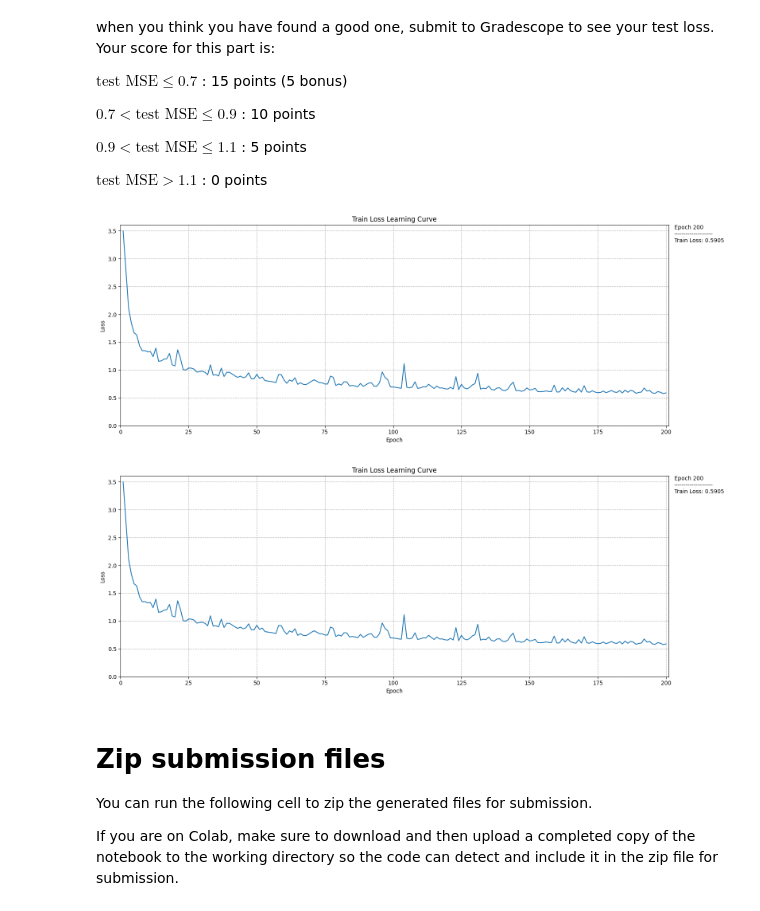
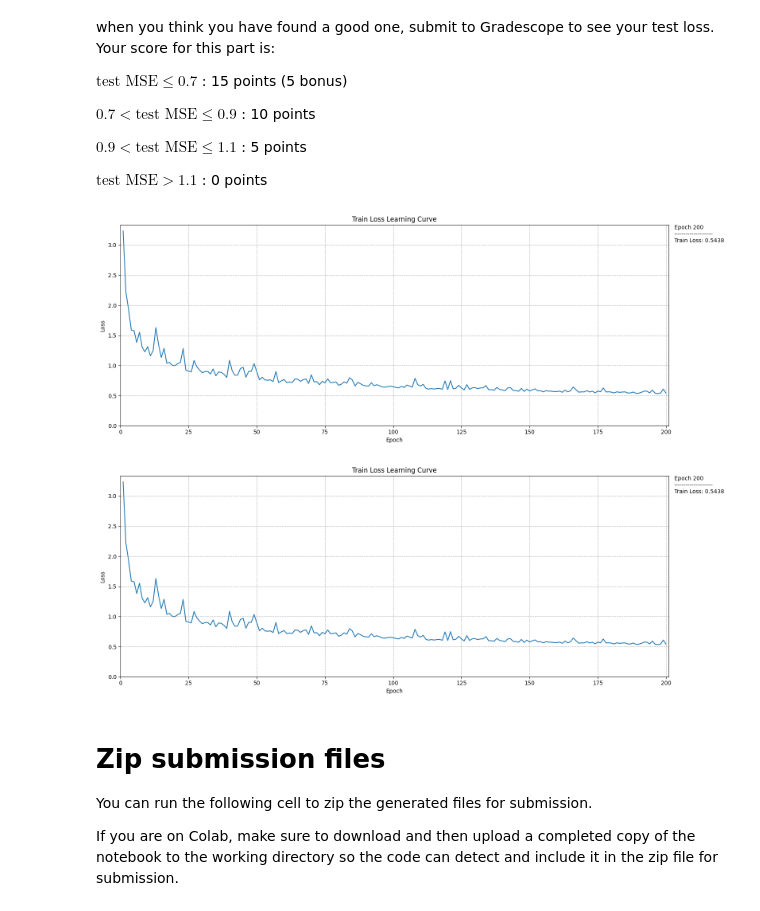
Before and after one commit to aitechroberts/deep_learning, a Jupyter notebook: HW5/HW5.ipynb, the cells around one changed output. Saved outputs shown, nothing was run; the diff lists cells and outputs as text; code cells hidden in the pictures.

```diff
--- a/HW5/HW5.ipynb
+++ b/HW5/HW5.ipynb
@@ -221,42 +221,42 @@ Choose the configuration of your model and training
 
 model_config = dict(
     in_channels = 37,
-    hidden_channels = 256,
+    hidden_channels = 1024,
     out_channels = 1,
     )
 
 train_config = dict(
     optimizer_name = "Adam",
     optimizer_config = dict(lr = 1e-3, weight_decay = 3e-4),
     lr_scheduler_name = "StepLR",
-    lr_scheduler_config = dict(step_size = 50, gamma = 0.7),
+    lr_scheduler_config = dict(step_size = 50, gamma = 0.65),
     batch_size = 16,
     n_epochs = 200,
     )
 
 # train_config = dict(
 #     optimizer_name = "Adam",
 #     optimizer_config = dict(lr = 1e-3, weight_decay = 5e-4),
 #     lr_scheduler_name = "ExponentialLR",
 #     lr_scheduler_config = dict(gamma = 0.989),
 #     batch_size = 16,
 #     n_epochs = 200,
 #     )
 
 if __name__ == '__main__':
     my_dataset = GraphDataset('data/train.npy')
     model = Model(**model_config)
     train(
         model = model,
         train_dataset = my_dataset,
         loss_fn = nn.MSELoss(),
         device = Device,
         plot_freq = 10,
         **train_config,
         )
 # %% [output]
-[figure, old version]
+[figure, new version]
-[figure, old version]
+[figure, new version]
 # %% [markdown]
 # Zip submission files
 
```
